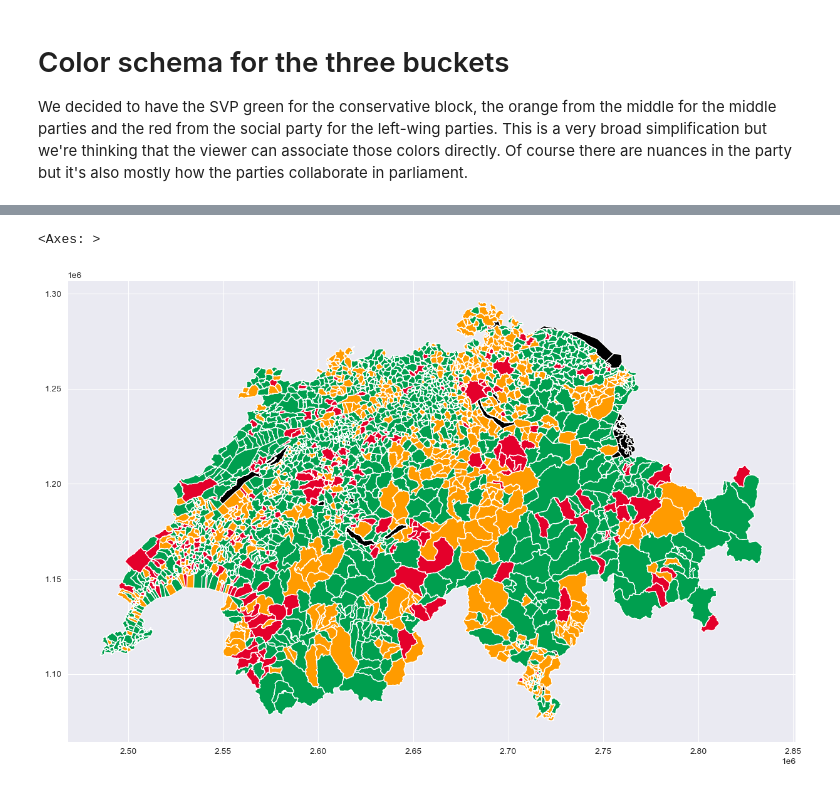
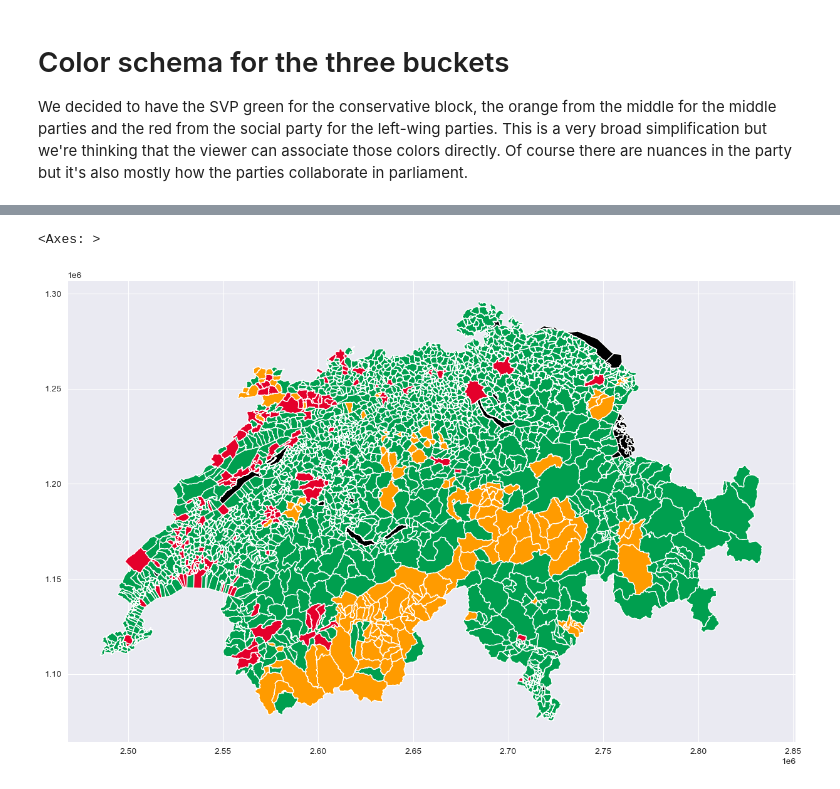
Before and after one commit to SilvanHSLU/swiss-elections, a Jupyter notebook: map.ipynb, the cells around one changed output, grey strips where cells are left out. Cells and saved outputs as stored; diff of their text form; code cells hidden in the pictures.

```diff
--- a/map.ipynb
+++ b/map.ipynb
@@ -27,22 +23,2 @@ dict_keys(['timestamp', 'wahl_jahr', 'spatial_reference', 'quelle', 'bemerkungen
 # %% [markdown]
 Create a map which has the party number as the key and the party name as the value
-# %%
-party_metadata = {party['partei_id']: {'name': party['partei_bezeichnung'][0]['text']} for party in metadata['parteien']}
-conservative = ['FDP.Die Liberalen', 'Schweizerische Volkspartei', 'Liberale Partei der Schweiz', 'Landesring der Unabhängigen', 'Schweizer Demokraten', 'Eidgenössisch-Demokratische Union', 'Lega dei Ticinesi', 'Mouvement Citoyens Romands']
-middle = ['Christlichdemokratische Volkspartei der Schweiz','Evangelische Volkspartei der Schweiz', 'Christlichsoziale Partei', 'Die Mitte', 'Grünliberale Partei', 'Bürgerlich-Demokratische Partei']
-left = ['Sozialdemokratische Partei der Schweiz', 'Partei der Arbeit / Solidarität', 'Grün-Alternative (inkl. POCH)', 'GRÜNE Schweiz']
-
-conservative_id = [1,4,5,6,14,16,18,33]
-middle_id = [2,7,8,31,32,34]
-left_id = [3,9,12,13]
-
-for value in party_metadata.values():
-    if value['name'] in conservative:
-        value['group'] = 'conservative'
-    elif value['name'] in middle:
-        value['group'] = 'middle'
-    elif value['name'] in left:
-        value['group'] = 'left'
-    else:
-        value['group'] = 'unrelevant'
-party_metadata
@@ -198,5 +153,5 @@ swiss_map
 # %%
-swiss_map.plot(color=swiss_map['COLOR_GROWER'], figsize=(15,10))
+swiss_map.plot(color=swiss_map['COLOR_WINNER'], figsize=(15,10))
 # %% [output]
 <Axes: >
-[figure, old version]
+[figure, new version]
```
Also changed, not shown: parts of 5 cells of this notebook, 2 other files.
